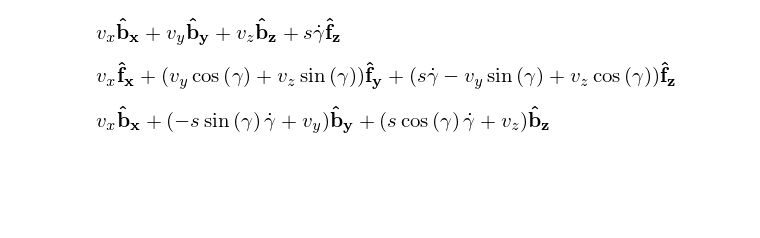
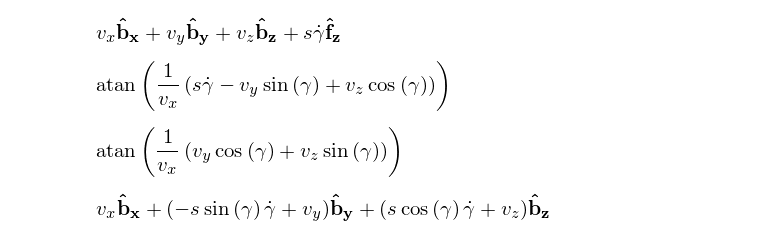
Before and after one commit to jgoppert/PX4-SIL, a Jupyter notebook: Blade Element Flapping.ipynb, the cells around one changed output. Drawn from its saved outputs; the diff is of its cells as text; code cells hidden in the pictures; blank space fills up the shorter version.

```diff
--- a/Blade Element Flapping.ipynb
+++ b/Blade Element Flapping.ipynb
@@ -24,9 +25,14 @@ vel_p = point_p.v1pt_theory(point_cm, frame_b, frame_f)
 vel_p
 # %% [output]
 [figure]
-# %%
-vel_p_f = vel_p.express(frame_f)
-vel_p_f
-# %% [output]
-[figure, removed]
+# %%
+alpha_l_expr = sympy.atan(vel_p.dot(frame_f.z)/ vel_p.dot(frame_f.x))
+alpha_l_expr
+# %% [output]
+[figure, added]
+# %%
+beta_l_expr = sympy.atan(vel_p.dot(frame_f.y)/ vel_p.dot(frame_f.x))
+beta_l_expr
+# %% [output]
+[figure, added]
 # %%
```
Also changed, not shown: parts of 20 cells of this notebook.
